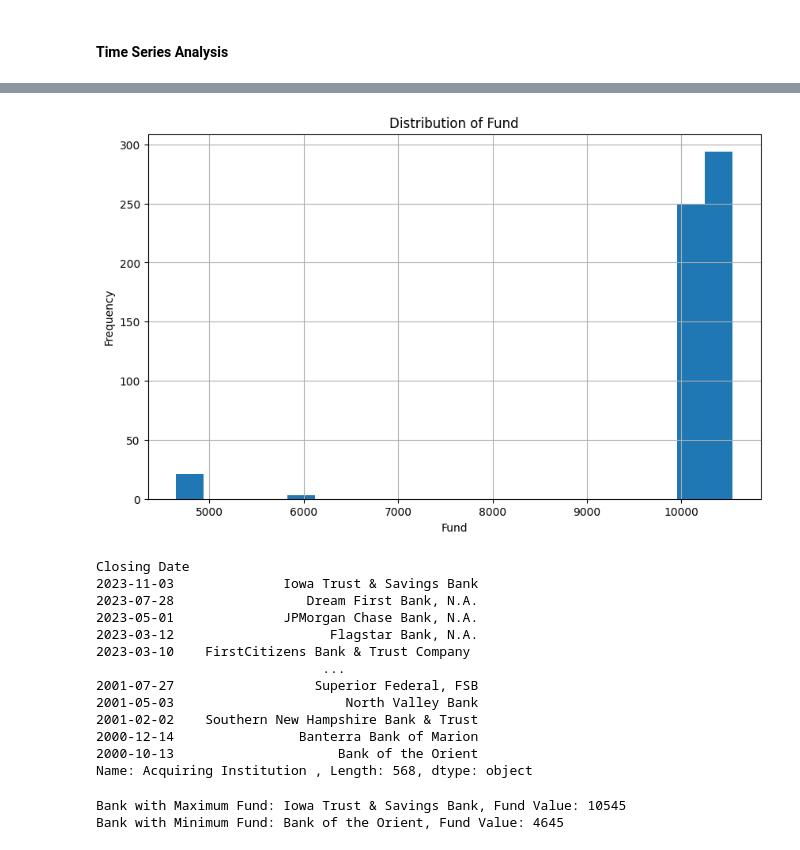
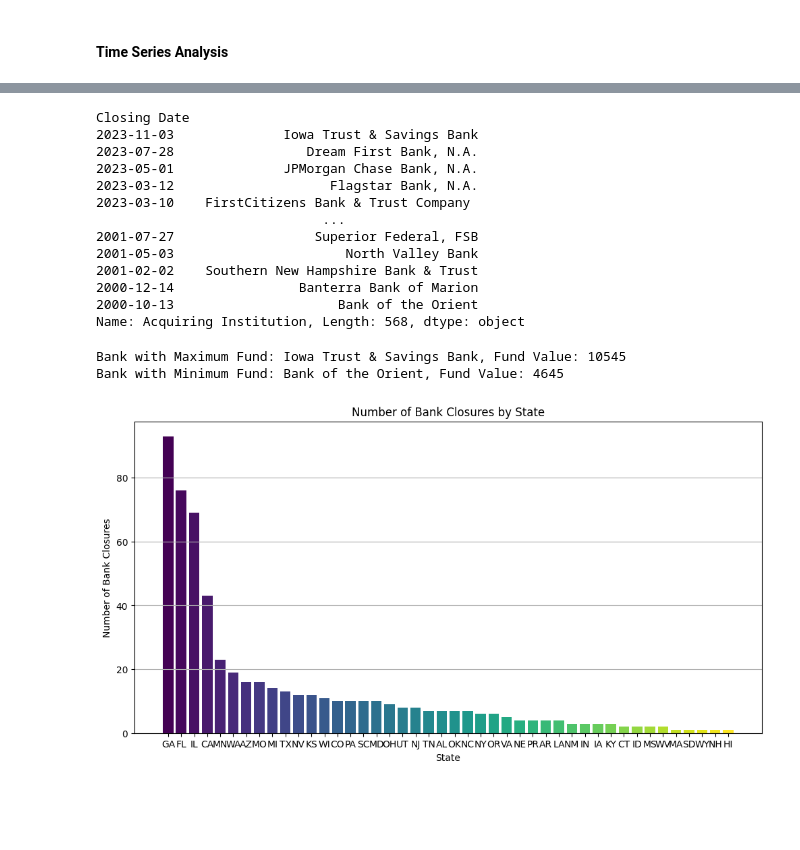
Before and after one commit to samilacak/failed-bank, a Jupyter notebook: failed_bank.ipynb, the cells around one changed output, grey strips where cells are left out. Drawn from its saved outputs; the diff is of its cells as text; code cells hidden in the pictures; blank space fills up the shorter version.

```diff
--- a/failed_bank.ipynb
+++ b/failed_bank.ipynb
@@ -182,16 +212,5 @@ plt.show()
-# %%
-# Histogram of Fund column
-plt.figure(figsize=(10, 6))
-df2['Fund'].hist(bins=20)
-plt.title('Distribution of Fund')
-plt.xlabel('Fund')
-plt.ylabel('Frequency')
-plt.grid(True)
-plt.show()
-# %% [output]
-[figure, removed]
 # %%
-df2['Acquiring Institution\xa0']
+df2['Acquiring Institution']
 # %% [output]
 Closing Date
 2023-11-03              Iowa Trust & Savings Bank
@@ -205,5 +224,5 @@ Closing Date
 2001-02-02    Southern New Hampshire Bank & Trust
 2000-12-14                Banterra Bank of Marion
 2000-10-13                     Bank of the Orient
-Name: Acquiring Institution , Length: 568, dtype: object
+Name: Acquiring Institution, Length: 568, dtype: object
 # %%
@@ -224,3 +243,19 @@ print(f"Bank with Minimum Fund: {min_bank}, Fund Value: {min_fund_value}")
 # %% [output]
 Bank with Maximum Fund: Iowa Trust & Savings Bank, Fund Value: 10545
 Bank with Minimum Fund: Bank of the Orient, Fund Value: 4645
+# %%
+state_closing_counts = df2['State'].value_counts()
+
+cmap = plt.get_cmap('viridis')
+colors = cmap(np.linspace(0, 1, len(state_closing_counts)))
+
+plt.figure(figsize=(12, 6))
+plt.bar(state_closing_counts.index, state_closing_counts.values, color=colors)
+plt.xlabel('State')
+plt.ylabel('Number of Bank Closures')
+plt.title('Number of Bank Closures by State')
+plt.grid(axis='y')
+
+plt.show()
+# %% [output]
+[figure, added]
```
Also changed, not shown: parts of 15 cells of this notebook.
